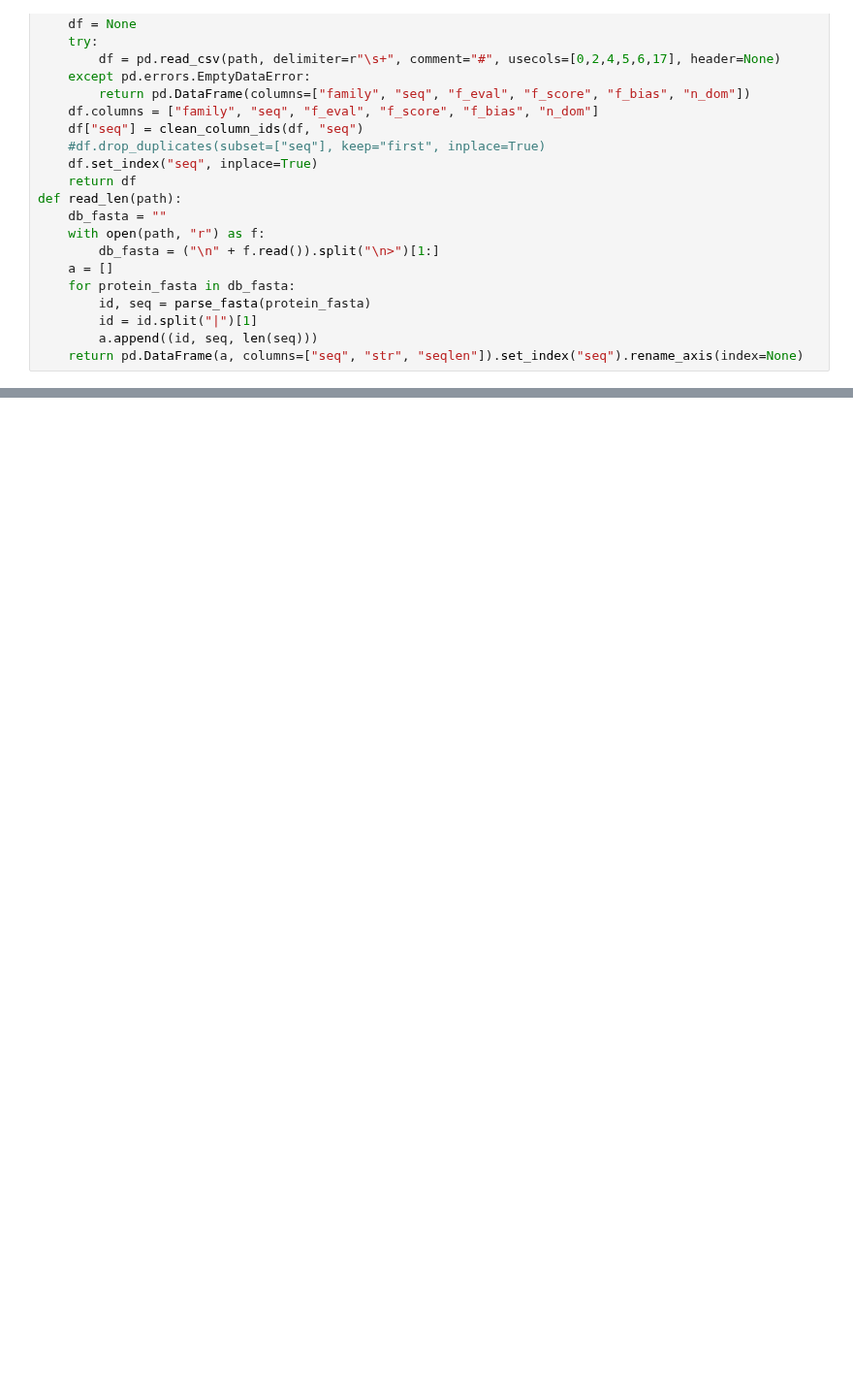
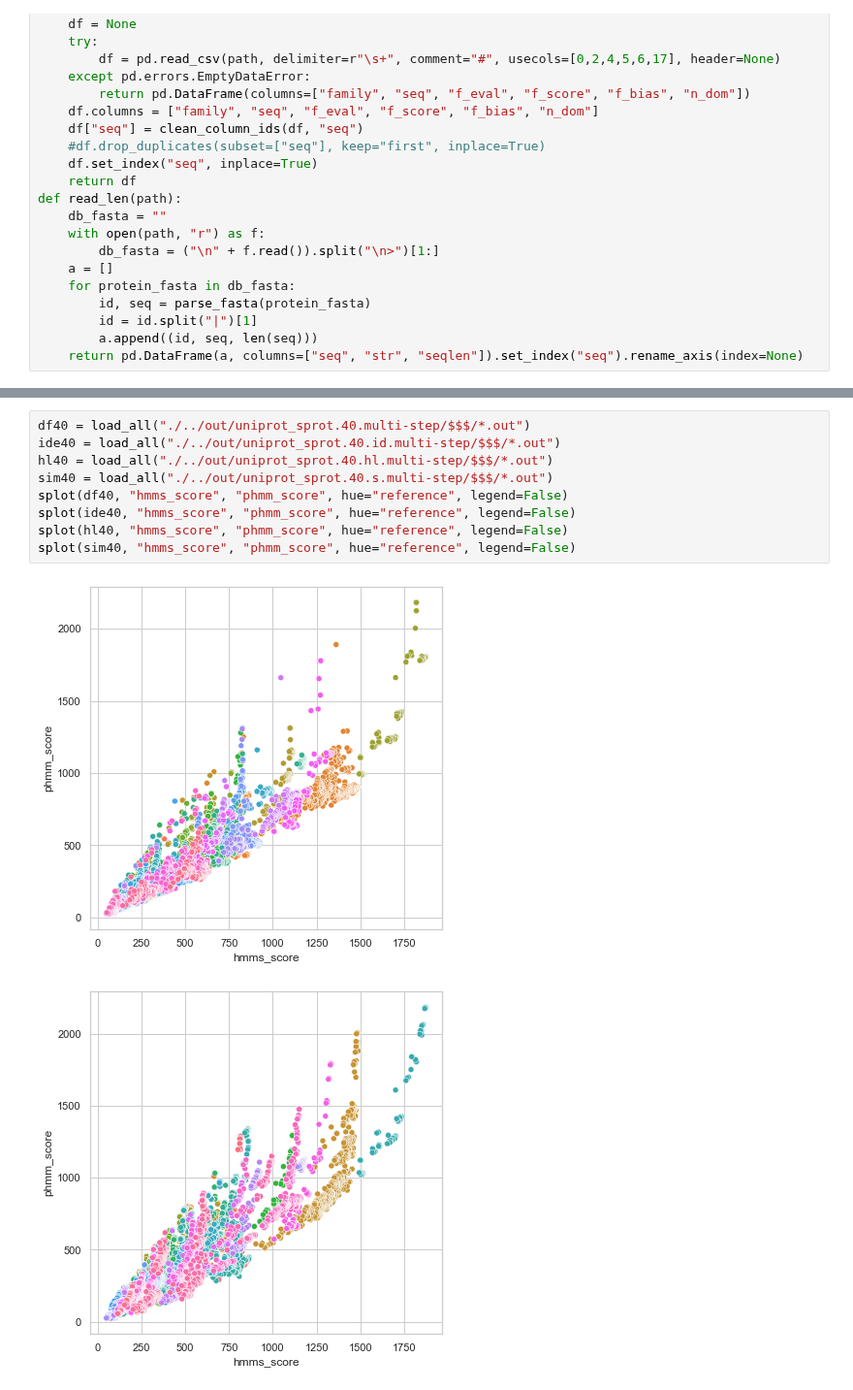
Before and after one commit to algbio/alignment-safety, a Jupyter notebook: pipeline/analysis/references.ipynb, the cells around one changed output, grey strips where cells are left out. Shown at 97% size. Cells and saved outputs as stored; diff of their text form; blank space fills up the shorter version.

```diff
--- a/pipeline/analysis/references.ipynb
+++ b/pipeline/analysis/references.ipynb
@@ -99,0 +96,12 @@ pd.concat([d1,d2], axis=1)
+# %%
+df40 = load_all("./../out/uniprot_sprot.40.multi-step/$$$/*.out")
+ide40 = load_all("./../out/uniprot_sprot.40.id.multi-step/$$$/*.out")
+hl40 = load_all("./../out/uniprot_sprot.40.hl.multi-step/$$$/*.out")
+sim40 = load_all("./../out/uniprot_sprot.40.s.multi-step/$$$/*.out")
+splot(df40, "hmms_score", "phmm_score", hue="reference", legend=False)
+splot(ide40, "hmms_score", "phmm_score", hue="reference", legend=False)
+splot(hl40, "hmms_score", "phmm_score", hue="reference", legend=False)
+splot(sim40, "hmms_score", "phmm_score", hue="reference", legend=False)
+# %% [output]
+[figure, added]
+[figure, added]
```
Also changed, not shown: parts of 9 cells of this notebook, 4 other files.
